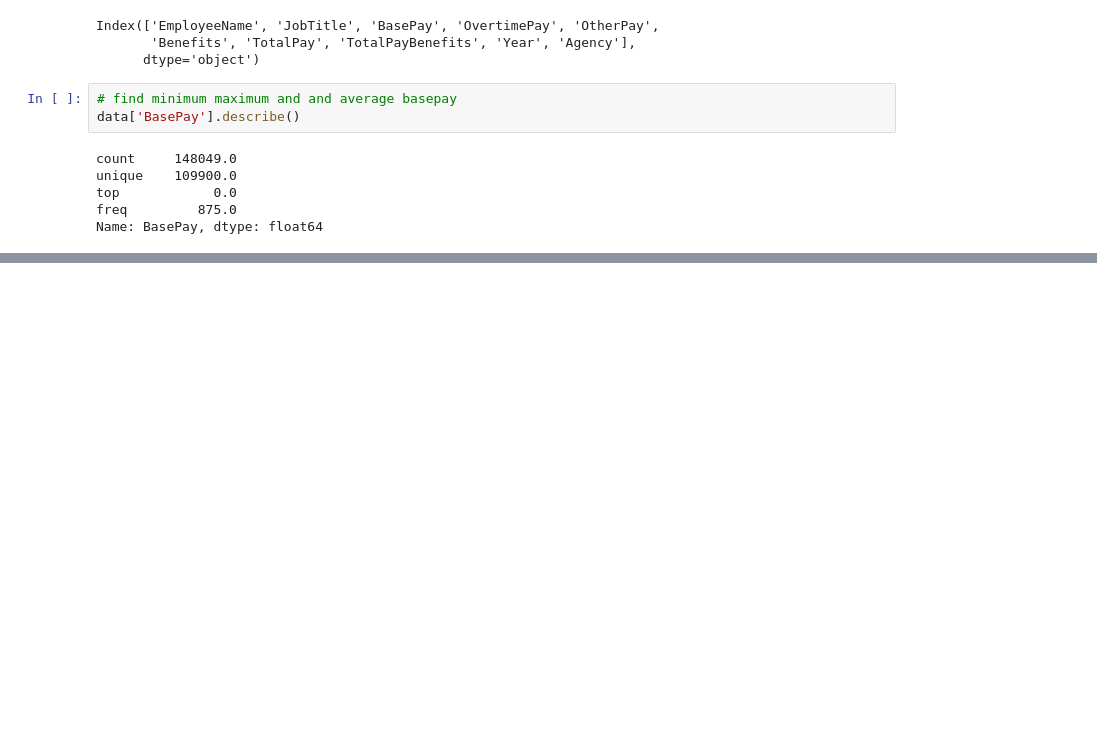
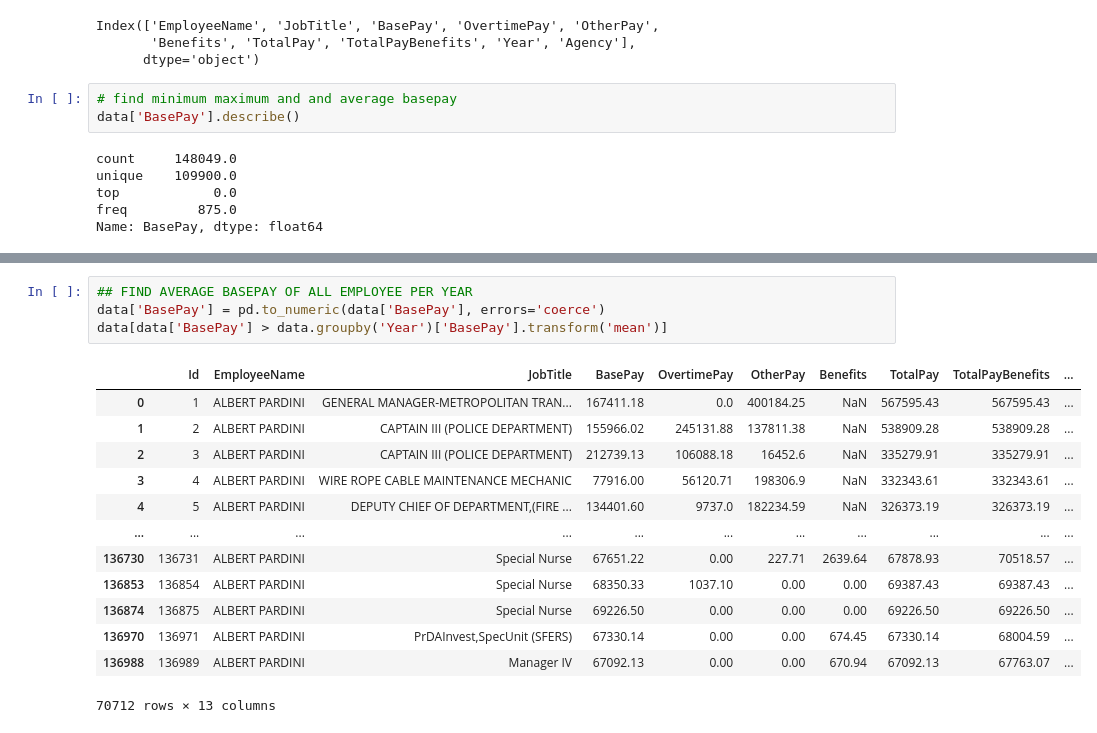
Before and after one commit to Vishwaskarma/Data-Science, a Jupyter notebook: Python/LearningProject/ProjectTwo/ProjectTwo.ipynb, the cells around one changed output, grey strips where cells are left out. Drawn from its saved outputs; the diff is of its cells as text; blank space fills up the shorter version.

```diff
--- a/Python/LearningProject/ProjectTwo/ProjectTwo.ipynb
+++ b/Python/LearningProject/ProjectTwo/ProjectTwo.ipynb
@@ -221,0 +309,18 @@ Name: BasePay, dtype: float64
+# %%
+## FIND AVERAGE BASEPAY OF ALL EMPLOYEE PER YEAR
+data['BasePay'] = pd.to_numeric(data['BasePay'], errors='coerce')
+data[data['BasePay'] > data.groupby('Year')['BasePay'].transform('mean')]
+# %% [output]
+|  | Id | EmployeeName | JobTitle | BasePay | OvertimePay | OtherPay | Benefits | TotalPay | TotalPayBenefits | ... |
+| 0 | 1 | ALBERT PARDINI | GENERAL MANAGER-METROPOLITAN TRAN... | 167411.18 | 0.0 | 400184.25 | NaN | 567595.43 | 567595.43 | ... |
+| 1 | 2 | ALBERT PARDINI | CAPTAIN III (POLICE DEPARTMENT) | 155966.02 | 245131.88 | 137811.38 | NaN | 538909.28 | 538909.28 | ... |
+| 2 | 3 | ALBERT PARDINI | CAPTAIN III (POLICE DEPARTMENT) | 212739.13 | 106088.18 | 16452.6 | NaN | 335279.91 | 335279.91 | ... |
+| 3 | 4 | ALBERT PARDINI | WIRE ROPE CABLE MAINTENANCE MECHANIC | 77916.00 | 56120.71 | 198306.9 | NaN | 332343.61 | 332343.61 | ... |
+| 4 | 5 | ALBERT PARDINI | DEPUTY CHIEF OF DEPARTMENT,(FIRE ... | 134401.60 | 9737.0 | 182234.59 | NaN | 326373.19 | 326373.19 | ... |
+| ... | ... | ... | ... | ... | ... | ... | ... | ... | ... | ... |
+| 136730 | 136731 | ALBERT PARDINI | Special Nurse | 67651.22 | 0.00 | 227.71 | 2639.64 | 67878.93 | 70518.57 | ... |
+| 136853 | 136854 | ALBERT PARDINI | Special Nurse | 68350.33 | 1037.10 | 0.00 | 0.00 | 69387.43 | 69387.43 | ... |
+| 136874 | 136875 | ALBERT PARDINI | Special Nurse | 69226.50 | 0.00 | 0.00 | 0.00 | 69226.50 | 69226.50 | ... |
+| 136970 | 136971 | ALBERT PARDINI | PrDAInvest,SpecUnit (SFERS) | 67330.14 | 0.00 | 0.00 | 674.45 | 67330.14 | 68004.59 | ... |
+| 136988 | 136989 | ALBERT PARDINI | Manager IV | 67092.13 | 0.00 | 0.00 | 670.94 | 67092.13 | 67763.07 | ... |
+70712 rows × 13 columns
```
Also changed, not shown: parts of 10 cells of this notebook, 2 other files.
